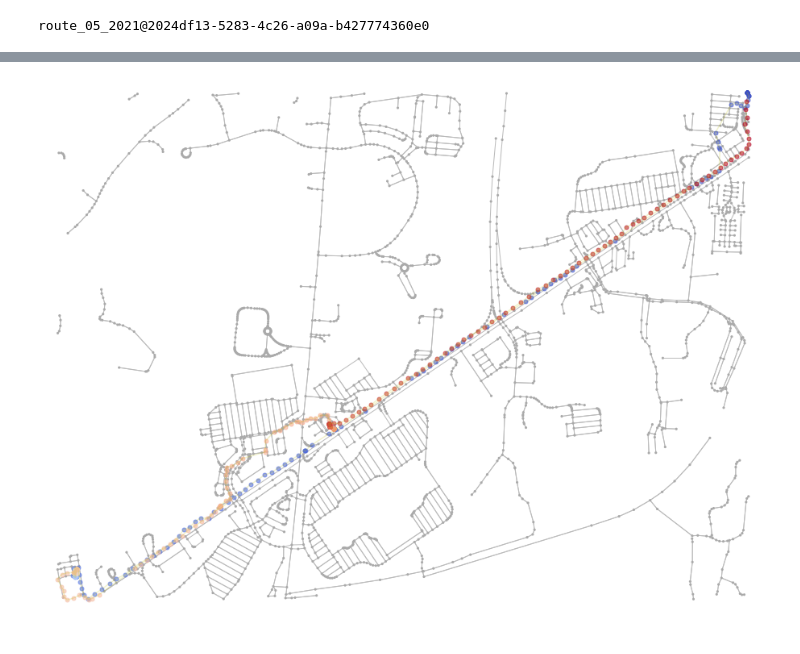
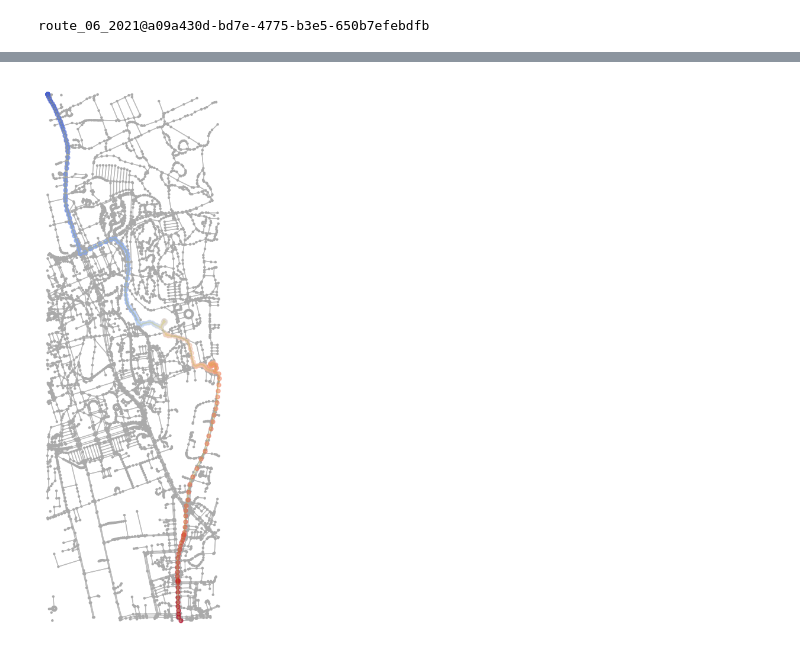
Before and after one commit to umassos/ebike-analysis, a Jupyter notebook: mapAnalysis.ipynb, the cells around one changed output, grey strips where cells are left out. Drawn from its saved outputs; the diff is of its cells as text; code cells hidden in the pictures.

```diff
--- a/mapAnalysis.ipynb
+++ b/mapAnalysis.ipynb
@@ -6,7 +6,7 @@ import glob
 import datetime
 import seaborn as sns
 # %%
-trips = pd.read_csv("tripsAugmented.csv")
+trips = pd.read_csv("tripsAugmented.csv", converters={'full_route': lambda x: x[1:-1].replace("(", "").split('),')})
 
 trips["start_time"] = pd.to_datetime(trips["start_time"])
 trips["duration"] = pd.to_timedelta(trips["duration"])
@@ -26,5 +40,3 @@ for index, row in trips.iterrows():
     locations = row['full_route']
     duration = row['duration']
     routesDict[ID] = {"locations": locations, "start_time": time, "duration": duration}
-# %% [output]
-route_05_2021@2024df13-5283-4c26-a09a-b427774360e0
@@ -33,7 +43,12 @@ print(list(routesDict.keys())[11])
+# %%
+import random
+routeID = random.choice(list(routesDict.keys()))
+print(routeID)
+# %% [output]
+route_06_2021@a09a430d-bd7e-4775-b3e5-650b7efebdfb
 # %%
 import pandas as pd
 import numpy as np
-import sys
 import math
 import osmnx as ox
 import networkx as nx
@@ -50,13 +65,16 @@ import osmnx.geometries as gx
 import numpy as np
 import math
 
-route = routesDict["route_05_2021@2024df13-5283-4c26-a09a-b427774360e0"]
-locationList = route["locations"]
-startTime = route["startTime"]
-endTime = route["endTime"]
+route = routesDict[routeID]
+locationList = [x[1:].replace("(", "").replace(")", "").split(',') for x in route["locations"]]
+for tuple in locationList:
+    tuple[0] = float(tuple[0])
+    tuple[1] = float(tuple[1])
+startTime = route["start_time"]
+duration = route["duration"]
 
 pointsList = []
-for lat, long in locationList:
+for (lat, long) in locationList:
     pointsList.append(Point(long, lat))
 
 # convert to GeoDataFrame (enables next step)
@@ -65,7 +83,7 @@ gpd = gpd.GeoDataFrame({'geometry': pointsList})
 
 minx, miny, maxx, maxy = gpd.geometry.total_bounds
 print(minx, miny, maxx, maxy)
-print("route_05_2021@2024df13-5283-4c26-a09a-b427774360e0: start time: {}, end time: {}".format(startTime, endTime))
+print("{}: start time: {}, duration: {}".format(routeID, startTime, duration))
 if (minx == maxx) and (miny == maxy):
     print("invalid route!")
 else:
@@ -98 +116 @@ route_05_2021@2024df13-5283-4c26-a09a-b427774360e0: start time: 2021-05-29 15:33
-[figure, old version]
+[figure, new version]
```
Also changed, not shown: parts of 4 cells of this notebook, 3 other files.
